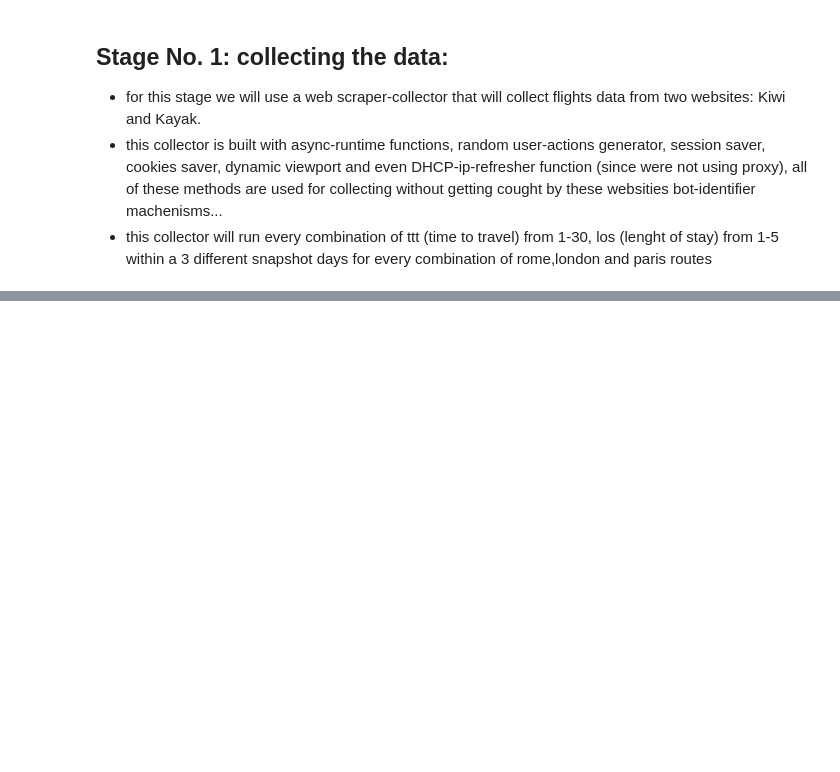
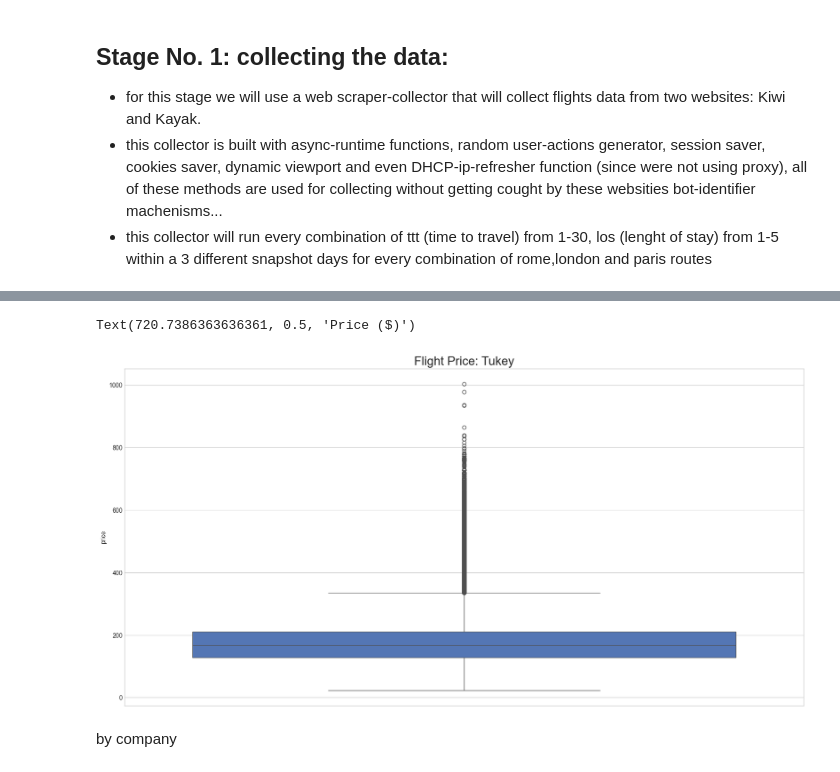
Before and after one commit to Shlezman/DS-Scarping, a Jupyter notebook: project.ipynb, the cells around one changed output, grey strips where cells are left out. Drawn from its saved outputs; the diff is of its cells as text; code cells hidden in the pictures; blank space fills up the shorter version.

```diff
--- a/project.ipynb
+++ b/project.ipynb
@@ -91,0 +80,4 @@ the just 2 numeric features
+# %%
+data = data.drop_duplicates()
+data = data.dropna()
+data.info()
@@ -131,0 +227,11 @@ lets convert the hours to int format, and remove dummy vars
+# %%
+plt.figure(figsize=(20, 10))
+plt.title('Flight Price: Tukey', fontsize=20)
+sns.boxplot(y=data['price'].dropna(), color='#4472C4')
+axes[0, 1].set_title('Price Box Plot', fontsize=14)
+axes[0, 1].set_ylabel('Price ($)', fontsize=12)
+# %% [output]
+Text(720.7386363636361, 0.5, 'Price ($)')
+[figure, added]
+# %% [markdown]
+by company
```
Also changed, not shown: parts of 38 cells of this notebook.
